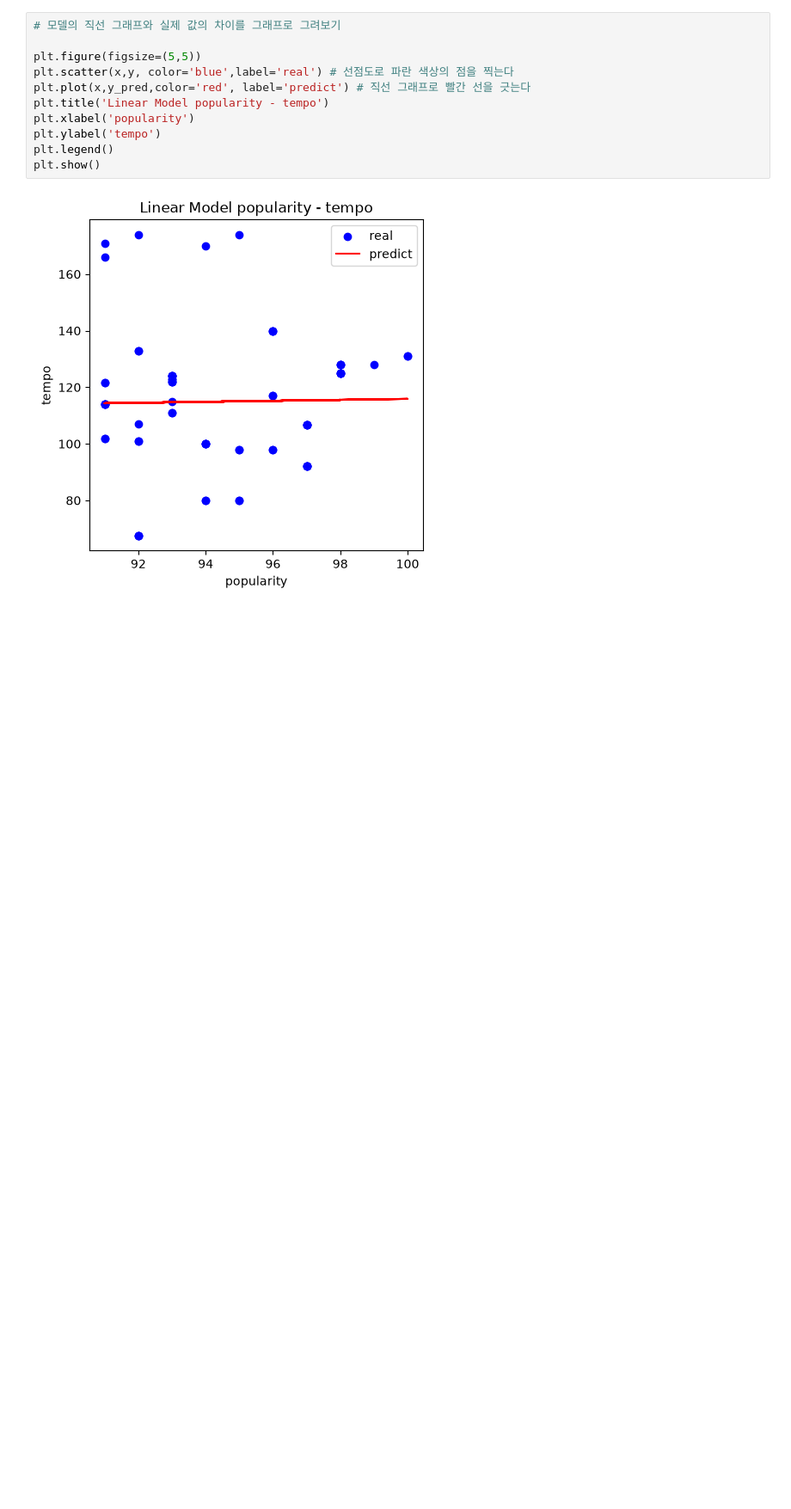
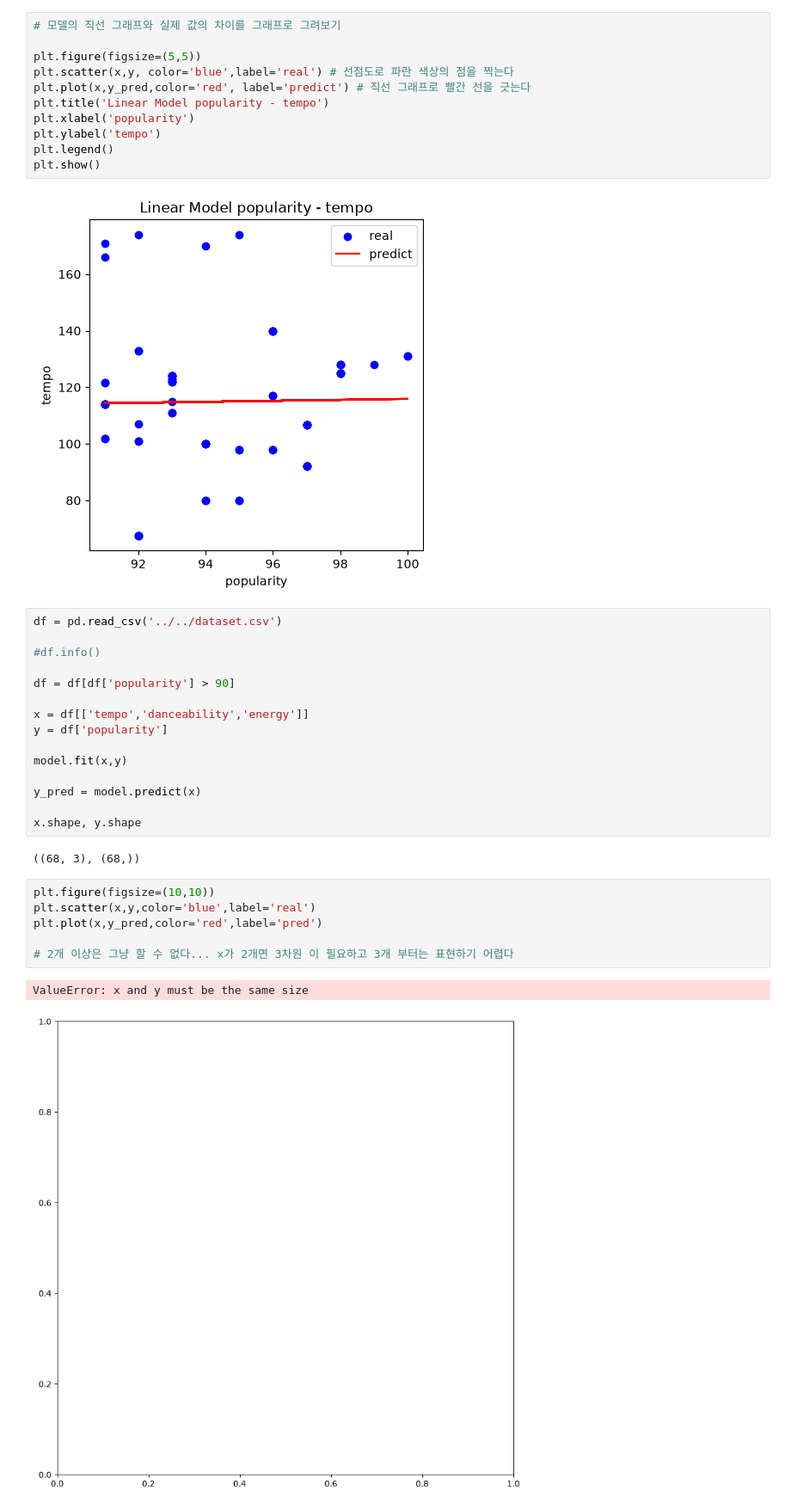
Before and after one commit to acdc234-git/AX_TIL, a Jupyter notebook: 26/08월/26.ipynb, the cells around one changed output. Shown at 86% size. Drawn from its saved outputs; the diff is of its cells as text; blank space fills up the shorter version.

```diff
--- a/26/08월/26.ipynb
+++ b/26/08월/26.ipynb
@@ -131,3 +131,29 @@ plt.legend()
 plt.show()
 # %% [output]
 [figure]
+# %%
+df = pd.read_csv('../../dataset.csv')
+
+#df.info()
+
+df = df[df['popularity'] > 90]
+
+x = df[['tempo','danceability','energy']]
+y = df['popularity']
+
+model.fit(x,y)
+
+y_pred = model.predict(x)
+
+x.shape, y.shape
+# %% [output]
+((68, 3), (68,))
+# %%
+plt.figure(figsize=(10,10))
+plt.scatter(x,y,color='blue',label='real')
+plt.plot(x,y_pred,color='red',label='pred')
+
+# 2개 이상은 그냥 할 수 없다... x가 2개면 3차원 이 필요하고 3개 부터는 표현하기 어렵다
+# %% [output]
+ValueError: x and y must be the same size
+[figure, added]
```
Also changed, not shown: 2 other files.
